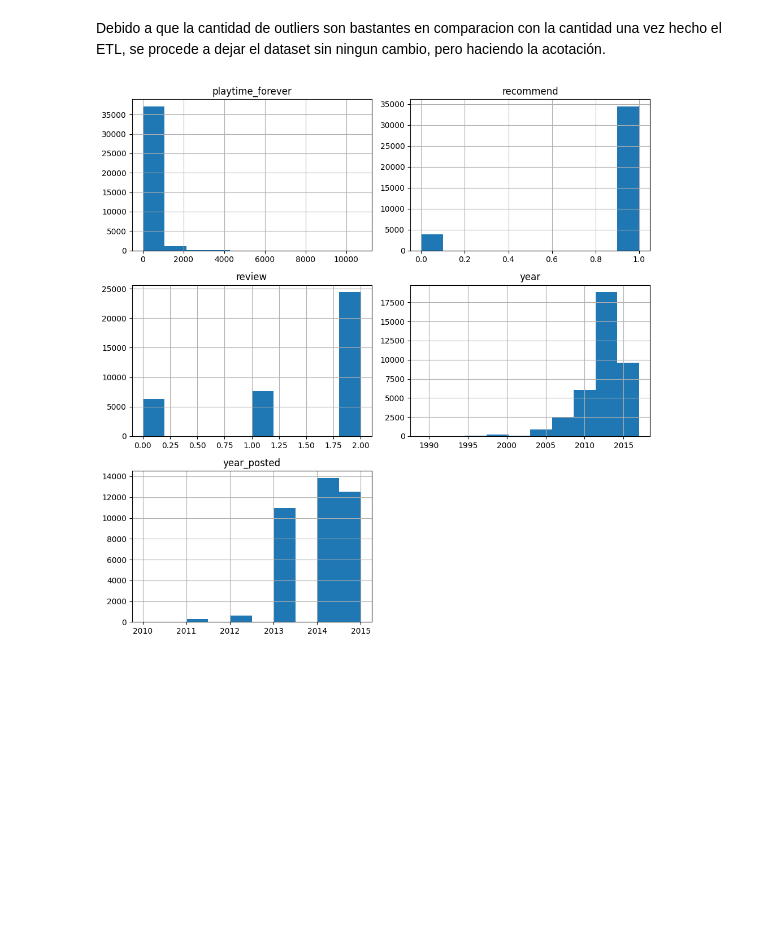
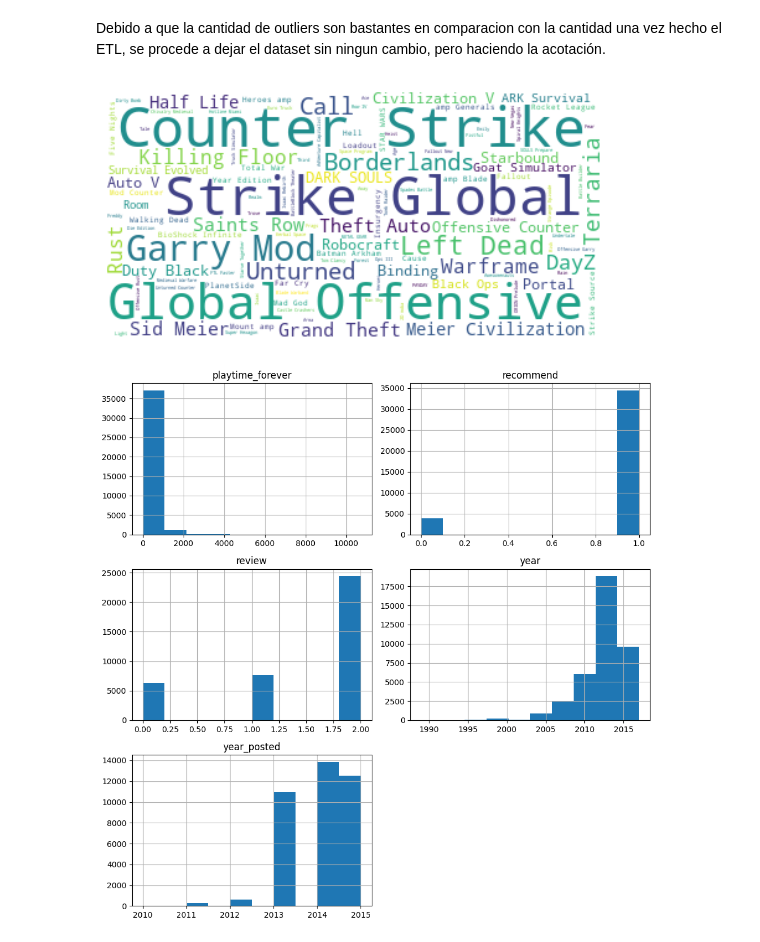
Before and after one commit to AndresFCorzo/ProyectoAPI, a Jupyter notebook: EDA.ipynb, the cells around one changed output. Drawn from its saved outputs; the diff is of its cells as text; code cells hidden in the pictures; blank space fills up the shorter version.

```diff
--- a/EDA.ipynb
+++ b/EDA.ipynb
@@ -53,6 +74,17 @@ Cantidad de Outliers: 38301
 [38301 rows x 5 columns]
 # %% [markdown]
 <p>Debido a que la cantidad de outliers son bastantes en comparacion con la cantidad una vez hecho el ETL, se procede a dejar el dataset sin ningun cambio, pero haciendo la acotación.</p>
+# %%
+#Asumiendo que df_user_reviews es tu DataFrame y 'review' es la columna con las reseñas
+text = " ".join(title for title in df['title'].dropna())
+#Crear la nube de palabras
+wordcloud = WordCloud(background_color="white").generate(text)
+#Mostrar la imagen generada
+plt.imshow(wordcloud, interpolation='bilinear')
+plt.axis("off")
+plt.show()
+# %% [output]
+[figure, added]
 # %%
 #Histograma de las variables numéricas
 df.hist(figsize=(10,10))
```
Also changed, not shown: parts of 2 cells of this notebook, 1 other file.
